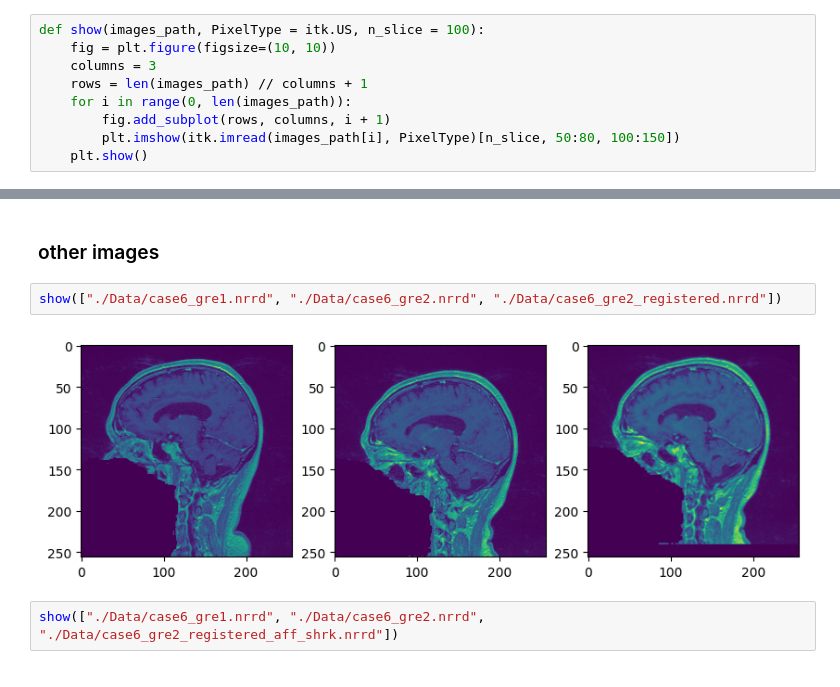
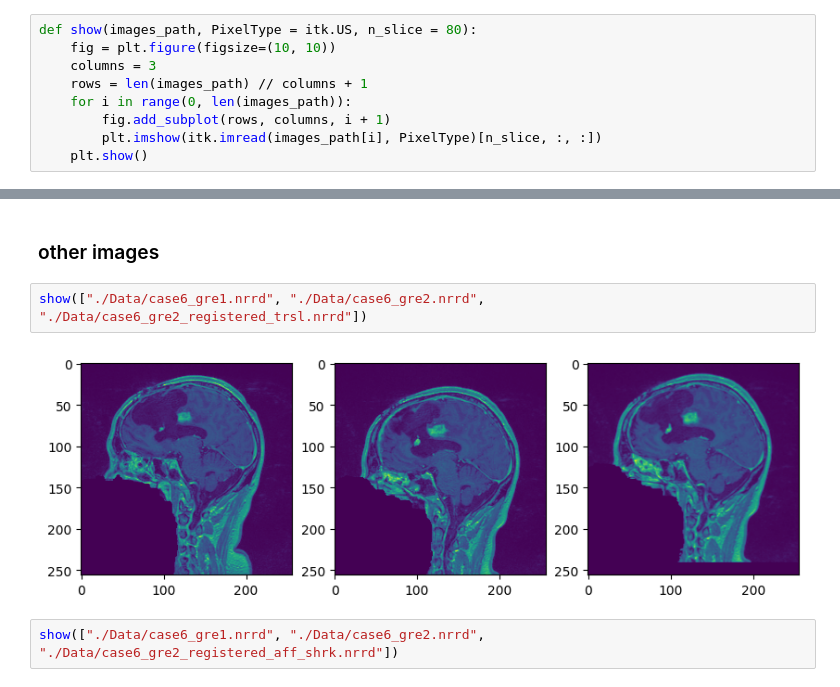
Before and after one commit to Sevenudeloin/VITK-turbo-lamp, a Jupyter notebook: Axelle_Tests.ipynb, the cells around one changed output, grey strips where cells are left out. Saved outputs shown, nothing was run; the diff lists cells and outputs as text.

Commit message:
fix(visual)

```diff
--- a/Axelle_Tests.ipynb
+++ b/Axelle_Tests.ipynb
@@ -301,13 +394,13 @@ writer2.Update()
 # %% [markdown]
 ## Visualization
 # %%
-def show(images_path, PixelType = itk.US, n_slice = 100):
+def show(images_path, PixelType = itk.US, n_slice = 80):
     fig = plt.figure(figsize=(10, 10))
     columns = 3
     rows = len(images_path) // columns + 1
     for i in range(0, len(images_path)):
         fig.add_subplot(rows, columns, i + 1)
-        plt.imshow(itk.imread(images_path[i], PixelType)[n_slice, 50:80, 100:150])
+        plt.imshow(itk.imread(images_path[i], PixelType)[n_slice, :, :])
     plt.show()
 # %%
 show(["./Data/case6_gre1.nrrd", "./Data/case6_gre2.nrrd", "./Data/case6_gre2_registered_rigid.nrrd"], n_slice=80)#, "./Data/case6_gre2_differenceafter.nrrd", "./Data/case6_gre2_differencebefore.nrrd"])
@@ -316,9 +409,9 @@ show(["./Data/case6_gre1.nrrd", "./Data/case6_gre2.nrrd", "./Data/case6_gre2_reg
 # %% [markdown]
 ### other images
 # %%
-show(["./Data/case6_gre1.nrrd", "./Data/case6_gre2.nrrd", "./Data/case6_gre2_registered.nrrd"])
+show(["./Data/case6_gre1.nrrd", "./Data/case6_gre2.nrrd", "./Data/case6_gre2_registered_trsl.nrrd"])
 # %% [output]
-[figure, old version]
+[figure, new version]
 # %%
 show(["./Data/case6_gre1.nrrd", "./Data/case6_gre2.nrrd", "./Data/case6_gre2_registered_aff_shrk.nrrd"])
 # %% [output]
```
Also changed, not shown: parts of 35 cells of this notebook.
